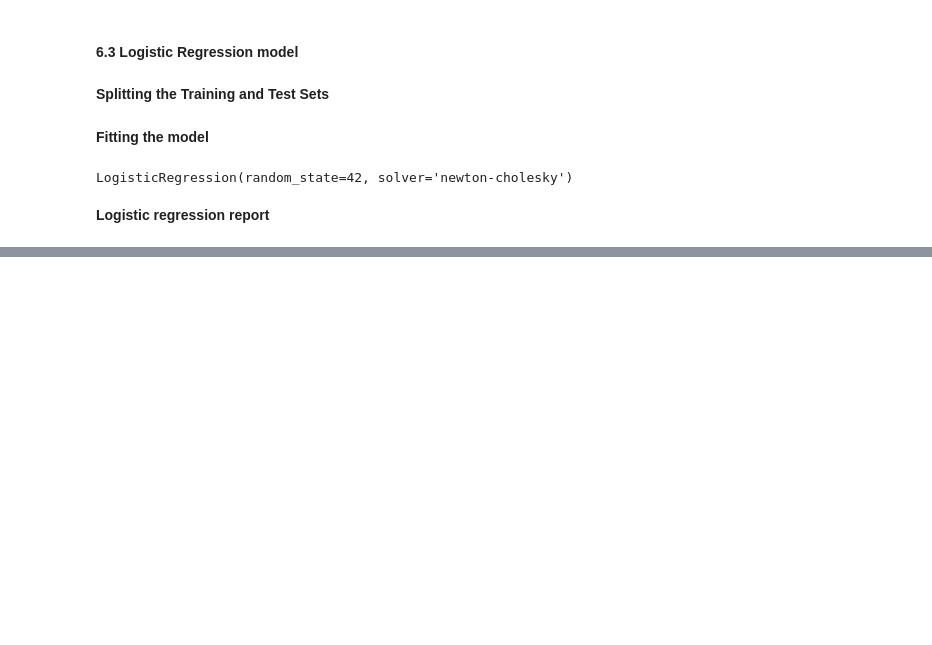
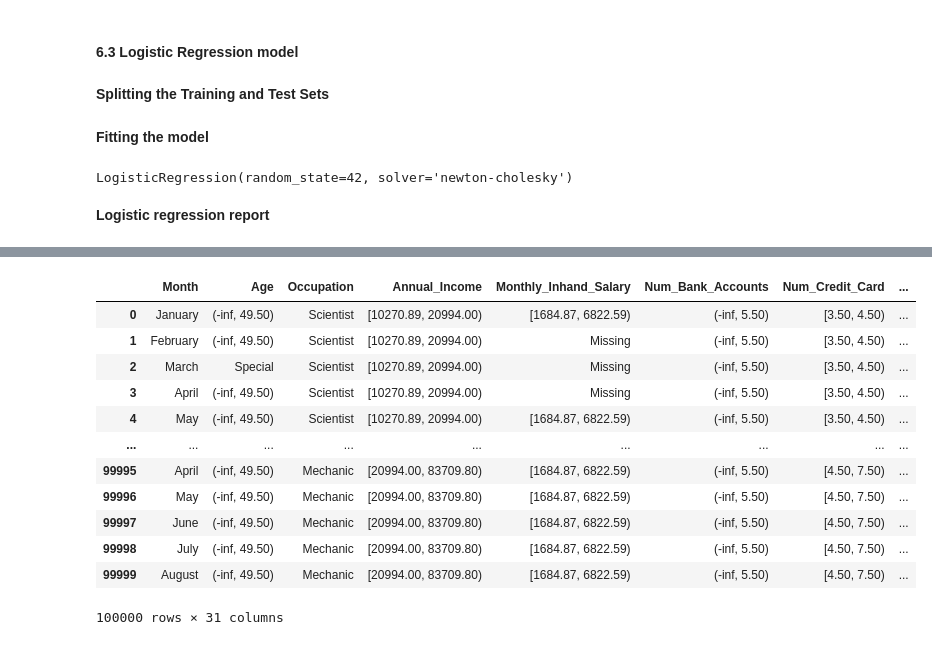
Before and after one commit to Imadberkani/scorescanner, a Jupyter notebook: tutorials/credit_score_classification.ipynb, the cells around one changed output, grey strips where cells are left out. Drawn from its saved outputs; the diff is of its cells as text; code cells hidden in the pictures; blank space fills up the shorter version.

```diff
--- a/tutorials/credit_score_classification.ipynb
+++ b/tutorials/credit_score_classification.ipynb
@@ -197,8 +229,13 @@ Now, we are going to discretize each continuous variable in our dataset using an
 
 You can also use all the parameters available in [OptBinning](https://gnpalencia.org/optbinning/) by either specifying them directly or through a dictionary using the `additional_optb_params` parameter of the class.
 # %%
-#Initialization
-binner = multioptbinning(variables=columns, target='Credit_Score', target_dtype="multiclass",outlier_value=outlier_value)
+# Initialization
+binner = multioptbinning(
+    variables=columns,
+    target=target,
+    target_dtype="multiclass",
+    outlier_value=outlier_value,
+)
 # Fiting the multioptbinning to the data
 binner.fit(preprocessed_data)
 # Transforming data
@@ -712,0 +860,28 @@ preprocessed_data = pipeline.fit_transform(preprocessed_data)
+# %%
+### Preprocessing Pipeline
+# List of columns to process for outliers and optimal binning
+columns = [col for col in preprocessed_data.columns if preprocessed_data[col].dtypes in ['float64','int64'] and col not in 'Credit_Score']
+# A value used for replacing outliers and considered as an outlier in the optimal binning process
+outlier_value=-999.001
+# Target column
+target = 'Credit_Score'
+preprocessing_pipeline = [
+    ('outlier_detection', outlierdetector(
+        columns=columns,
+        method="IQR",
+        replacement_method="constant",
+        replacement_value=outlier_value,
+    )),
+    ('optimal_binning', multioptbinning(
+        variables=columns,
+        target=target,
+        target_dtype="multiclass",
+        outlier_value=outlier_value,
+    ))
+]
+
+# Create the preprocessing pipeline
+data_preprocessing_pipeline = Pipeline(steps=preprocessing_pipeline)
+
+# Transforming the data using the pipeline
+transformed_df_binned = data_preprocessing_pipeline.fit_transform(preprocessed_data)
@@ -712,0 +890,16 @@ preprocessed_data = pipeline.fit_transform(preprocessed_data)
+# %%
+transformed_df_binned
+# %% [output]
+|  | Month | Age | Occupation | Annual_Income | Monthly_Inhand_Salary | Num_Bank_Accounts | Num_Credit_Card | ... |
+| 0 | January | (-inf, 49.50) | Scientist | [10270.89, 20994.00) | [1684.87, 6822.59) | (-inf, 5.50) | [3.50, 4.50) | ... |
+| 1 | February | (-inf, 49.50) | Scientist | [10270.89, 20994.00) | Missing | (-inf, 5.50) | [3.50, 4.50) | ... |
+| 2 | March | Special | Scientist | [10270.89, 20994.00) | Missing | (-inf, 5.50) | [3.50, 4.50) | ... |
+| 3 | April | (-inf, 49.50) | Scientist | [10270.89, 20994.00) | Missing | (-inf, 5.50) | [3.50, 4.50) | ... |
+| 4 | May | (-inf, 49.50) | Scientist | [10270.89, 20994.00) | [1684.87, 6822.59) | (-inf, 5.50) | [3.50, 4.50) | ... |
+| ... | ... | ... | ... | ... | ... | ... | ... | ... |
+| 99995 | April | (-inf, 49.50) | Mechanic | [20994.00, 83709.80) | [1684.87, 6822.59) | (-inf, 5.50) | [4.50, 7.50) | ... |
+| 99996 | May | (-inf, 49.50) | Mechanic | [20994.00, 83709.80) | [1684.87, 6822.59) | (-inf, 5.50) | [4.50, 7.50) | ... |
+| 99997 | June | (-inf, 49.50) | Mechanic | [20994.00, 83709.80) | [1684.87, 6822.59) | (-inf, 5.50) | [4.50, 7.50) | ... |
+| 99998 | July | (-inf, 49.50) | Mechanic | [20994.00, 83709.80) | [1684.87, 6822.59) | (-inf, 5.50) | [4.50, 7.50) | ... |
+| 99999 | August | (-inf, 49.50) | Mechanic | [20994.00, 83709.80) | [1684.87, 6822.59) | (-inf, 5.50) | [4.50, 7.50) | ... |
+100000 rows × 31 columns
```
Also changed, not shown: parts of 29 cells of this notebook, 14 other files.
